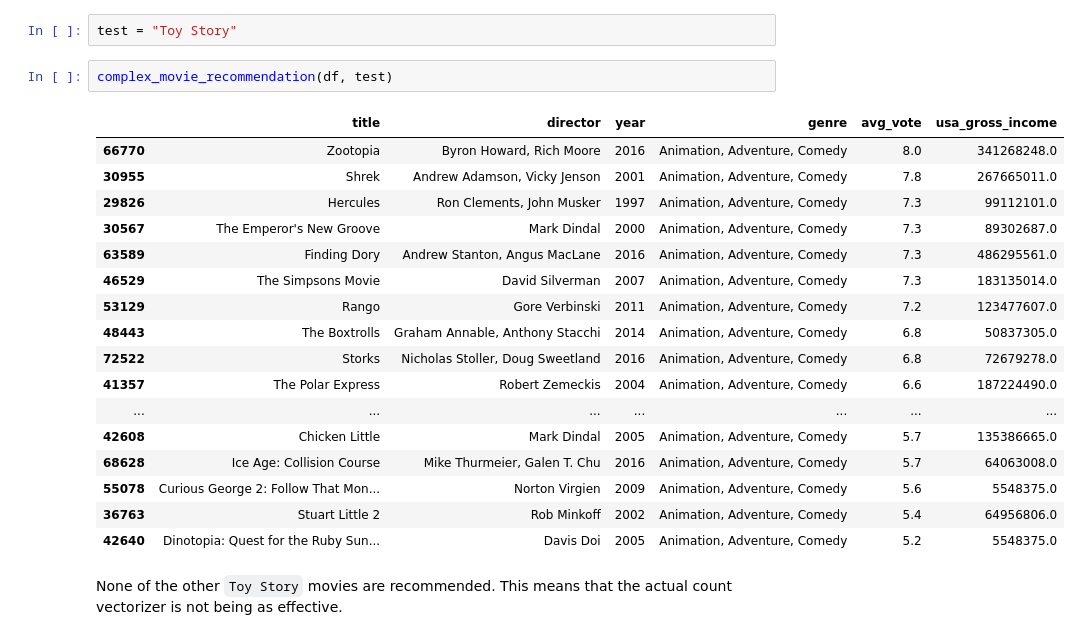
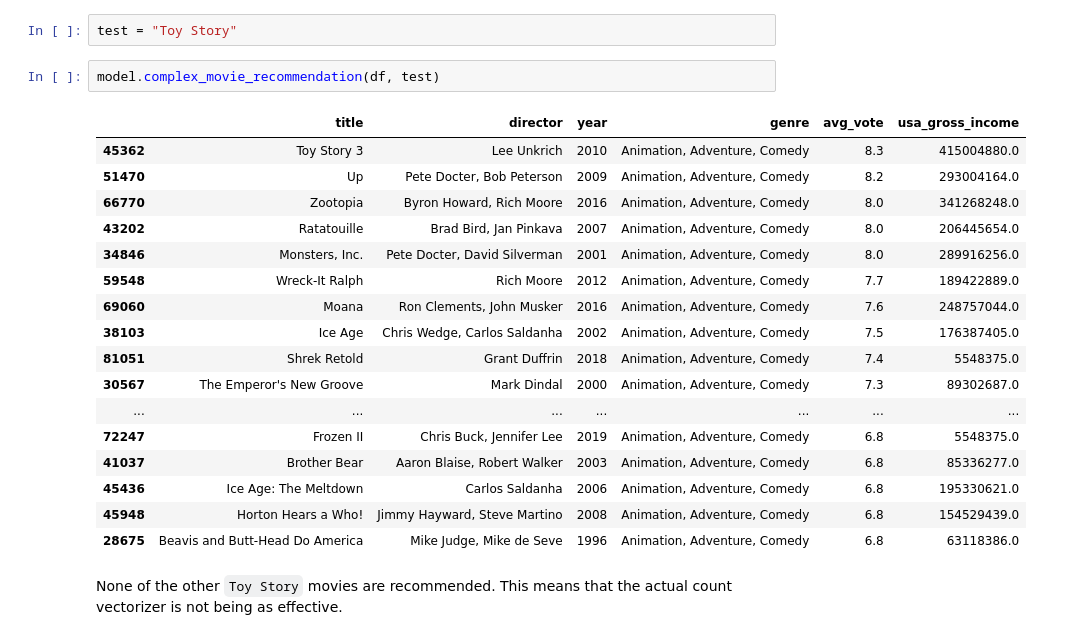
Before and after one commit to guedanie/movie_recommendation_model, a Jupyter notebook: movie_recommendation_notebook.ipynb, the cells around one changed output. Drawn from its saved outputs; the diff is of its cells as text.

```diff
--- a/movie_recommendation_notebook.ipynb
+++ b/movie_recommendation_notebook.ipynb
@@ -739,25 +739,25 @@ df["cluster_description"] = "cluster_" + df.cluster_description.astype(str)
 # %%
 test = "Toy Story"
 # %%
-complex_movie_recommendation(df, test)
+model.complex_movie_recommendation(df, test)
 # %% [output]
 |  | title | director | year | genre | avg_vote | usa_gross_income |
+| 45362 | Toy Story 3 | Lee Unkrich | 2010 | Animation, Adventure, Comedy | 8.3 | 415004880.0 |
+| 51470 | Up | Pete Docter, Bob Peterson | 2009 | Animation, Adventure, Comedy | 8.2 | 293004164.0 |
 | 66770 | Zootopia | Byron Howard, Rich Moore | 2016 | Animation, Adventure, Comedy | 8.0 | 341268248.0 |
-| 30955 | Shrek | Andrew Adamson, Vicky Jenson | 2001 | Animation, Adventure, Comedy | 7.8 | 267665011.0 |
-| 29826 | Hercules | Ron Clements, John Musker | 1997 | Animation, Adventure, Comedy | 7.3 | 99112101.0 |
+| 43202 | Ratatouille | Brad Bird, Jan Pinkava | 2007 | Animation, Adventure, Comedy | 8.0 | 206445654.0 |
+| 34846 | Monsters, Inc. | Pete Docter, David Silverman | 2001 | Animation, Adventure, Comedy | 8.0 | 289916256.0 |
+| 59548 | Wreck-It Ralph | Rich Moore | 2012 | Animation, Adventure, Comedy | 7.7 | 189422889.0 |
+| 69060 | Moana | Ron Clements, John Musker | 2016 | Animation, Adventure, Comedy | 7.6 | 248757044.0 |
+| 38103 | Ice Age | Chris Wedge, Carlos Saldanha | 2002 | Animation, Adventure, Comedy | 7.5 | 176387405.0 |
+| 81051 | Shrek Retold | Grant Duffrin | 2018 | Animation, Adventure, Comedy | 7.4 | 5548375.0 |
 | 30567 | The Emperor's New Groove | Mark Dindal | 2000 | Animation, Adventure, Comedy | 7.3 | 89302687.0 |
-| 63589 | Finding Dory | Andrew Stanton, Angus MacLane | 2016 | Animation, Adventure, Comedy | 7.3 | 486295561.0 |
-| 46529 | The Simpsons Movie | David Silverman | 2007 | Animation, Adventure, Comedy | 7.3 | 183135014.0 |
-| 53129 | Rango | Gore Verbinski | 2011 | Animation, Adventure, Comedy | 7.2 | 123477607.0 |
-| 48443 | The Boxtrolls | Graham Annable, Anthony Stacchi | 2014 | Animation, Adventure, Comedy | 6.8 | 50837305.0 |
-| 72522 | Storks | Nicholas Stoller, Doug Sweetland | 2016 | Animation, Adventure, Comedy | 6.8 | 72679278.0 |
-| 41357 | The Polar Express | Robert Zemeckis | 2004 | Animation, Adventure, Comedy | 6.6 | 187224490.0 |
 | ... | ... | ... | ... | ... | ... | ... |
-| 42608 | Chicken Little | Mark Dindal | 2005 | Animation, Adventure, Comedy | 5.7 | 135386665.0 |
-| 68628 | Ice Age: Collision Course | Mike Thurmeier, Galen T. Chu | 2016 | Animation, Adventure, Comedy | 5.7 | 64063008.0 |
-| 55078 | Curious George 2: Follow That Mon... | Norton Virgien | 2009 | Animation, Adventure, Comedy | 5.6 | 5548375.0 |
-| 36763 | Stuart Little 2 | Rob Minkoff | 2002 | Animation, Adventure, Comedy | 5.4 | 64956806.0 |
-| 42640 | Dinotopia: Quest for the Ruby Sun... | Davis Doi | 2005 | Animation, Adventure, Comedy | 5.2 | 5548375.0 |
+| 72247 | Frozen II | Chris Buck, Jennifer Lee | 2019 | Animation, Adventure, Comedy | 6.8 | 5548375.0 |
+| 41037 | Brother Bear | Aaron Blaise, Robert Walker | 2003 | Animation, Adventure, Comedy | 6.8 | 85336277.0 |
+| 45436 | Ice Age: The Meltdown | Carlos Saldanha | 2006 | Animation, Adventure, Comedy | 6.8 | 195330621.0 |
+| 45948 | Horton Hears a Who! | Jimmy Hayward, Steve Martino | 2008 | Animation, Adventure, Comedy | 6.8 | 154529439.0 |
+| 28675 | Beavis and Butt-Head Do America | Mike Judge, Mike de Seve | 1996 | Animation, Adventure, Comedy | 6.8 | 63118386.0 |
 # %% [markdown]
 None of the other `Toy Story` movies are recommended. This means that the actual count vectorizer is not being as effective.
 # %% [markdown]
```
Also changed, not shown: parts of 34 cells of this notebook.
